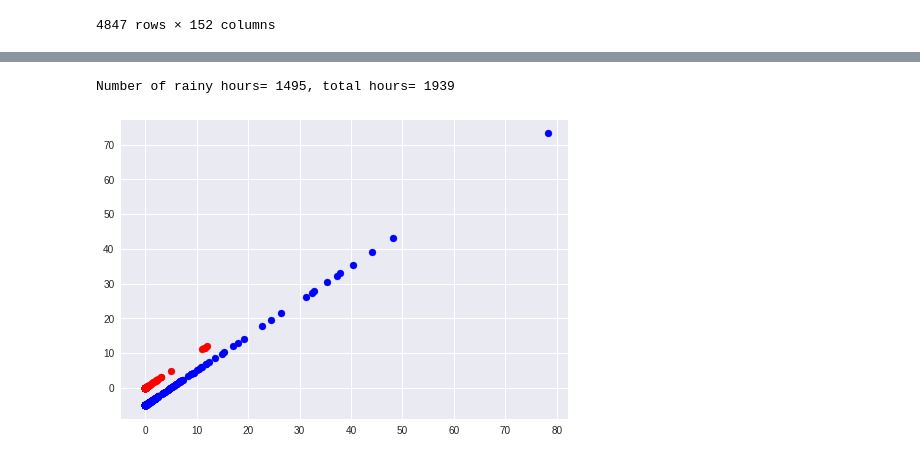
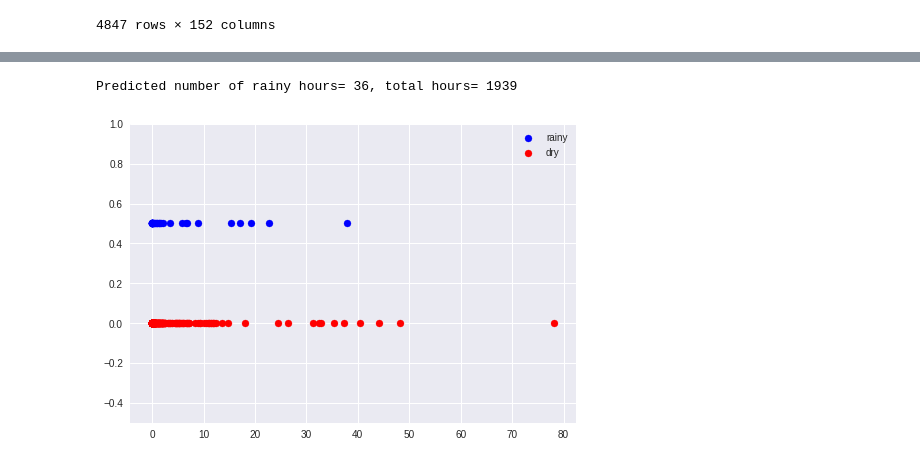
Before and after one commit to kurkutesa/Machine-Learning-Climate-Parameterization, a Jupyter notebook: work/NN/colab/SVM-1hrlater.ipynb, the cells around one changed output, grey strips where cells are left out. Cells and saved outputs as stored; diff of their text form; code cells hidden in the pictures.

Commit message:
Improve 1D plot styles

```diff
--- a/work/NN/colab/SVM-1hrlater.ipynb
+++ b/work/NN/colab/SVM-1hrlater.ipynb
@@ -89,6 +89,6 @@ input = df.drop(columns='prec_sfc_1hrlater')
 raw_label = df['prec_sfc_1hrlater']
 
 ## >0.31 mm in 6-hour period is counted as rainy
-label = (raw_label.values > 0) *1 # ensure it is in int type
+label = (raw_label.values > .1) *1 # ensure it is in int type
 print('Rainy period ratio= {:.4f}'.format(label.sum()/label.size))
 # %% [output]
@@ -154,16 +154,17 @@ Elapsed time: 5.1 seconds.
 # %%
 # Plot
 test_raw_label = raw_label[train_cnt:].values
 rainy = pred == 1
-print('Number of rainy hours= {}, total hours= {}'.format(rainy.sum(), rainy.size))
+print('Predicted number of rainy hours= {}, total hours= {}'.format(rainy.sum(), rainy.size))
 plt.figure()
-plt.scatter(test_raw_label[rainy[:,0]], test_raw_label[rainy[:,0]] - 5, c='blue')
-plt.scatter(test_raw_label[~rainy[:,0]], test_raw_label[~rainy[:,0]], c='red')
+plt.scatter(test_raw_label[rainy[:,0]], np.zeros(test_raw_label[rainy[:,0]].size) + .5, c='blue', label='rainy')
+plt.scatter(test_raw_label[~rainy[:,0]], np.zeros(test_raw_label[~rainy[:,0]].size), c='red', label='dry')
 axes = plt.gca()
 #axes.set_xlim([1.000001,80])
-#axes.set_ylim([1.000001,80])
+axes.set_ylim([-.5,1])
+axes.legend()
 
 plt.show()
 # %% [output]
-Number of rainy hours= 1495, total hours= 1939
+Predicted number of rainy hours= 36, total hours= 1939
-[figure, old version]
+[figure, new version]
```
Also changed, not shown: parts of 4 cells of this notebook.
